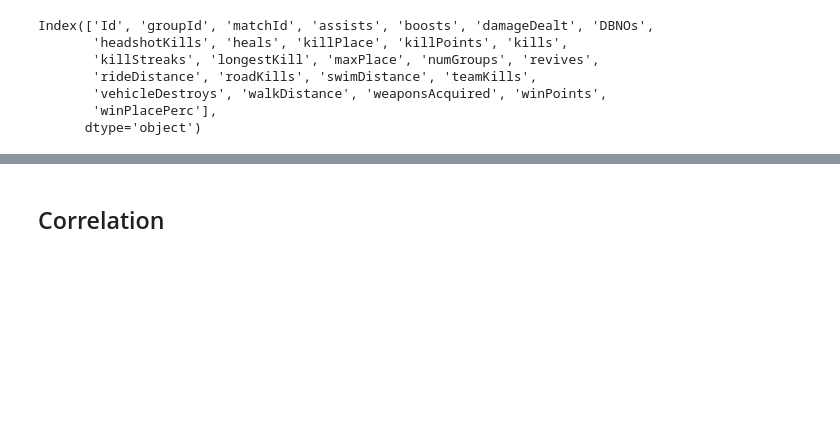
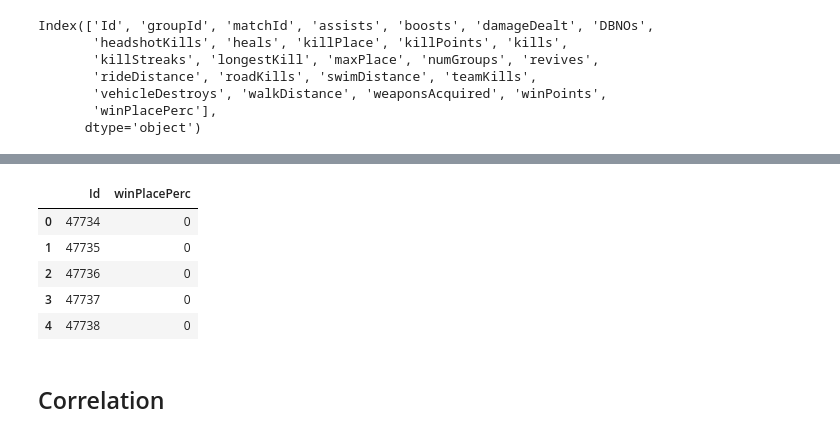
Before and after one commit to Ritvik19/PUBG-Finish-Placement-Prediction, a Jupyter notebook: PUBG-Finish-Placement-Prediction.ipynb, the cells around one changed output, grey strips where cells are left out. Cells and saved outputs as stored; diff of their text form; code cells hidden in the pictures; blank space fills up the shorter version.

```diff
--- a/PUBG-Finish-Placement-Prediction.ipynb
+++ b/PUBG-Finish-Placement-Prediction.ipynb
@@ -111,0 +132,11 @@ y = train_data['winPlacePerc']
+# %%
+submissions = pd.read_csv('sample_submission.csv')
+# %%
+submissions.head()
+# %% [output]
+|  | Id | winPlacePerc |
+| 0 | 47734 | 0 |
+| 1 | 47735 | 0 |
+| 2 | 47736 | 0 |
+| 3 | 47737 | 0 |
+| 4 | 47738 | 0 |
```
Also changed, not shown: parts of 18 cells of this notebook.
